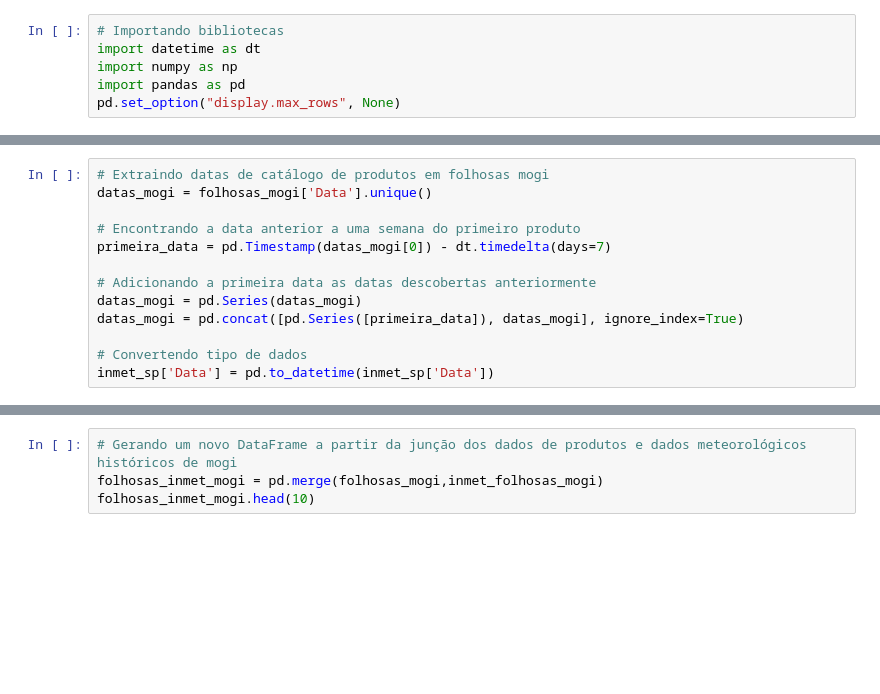
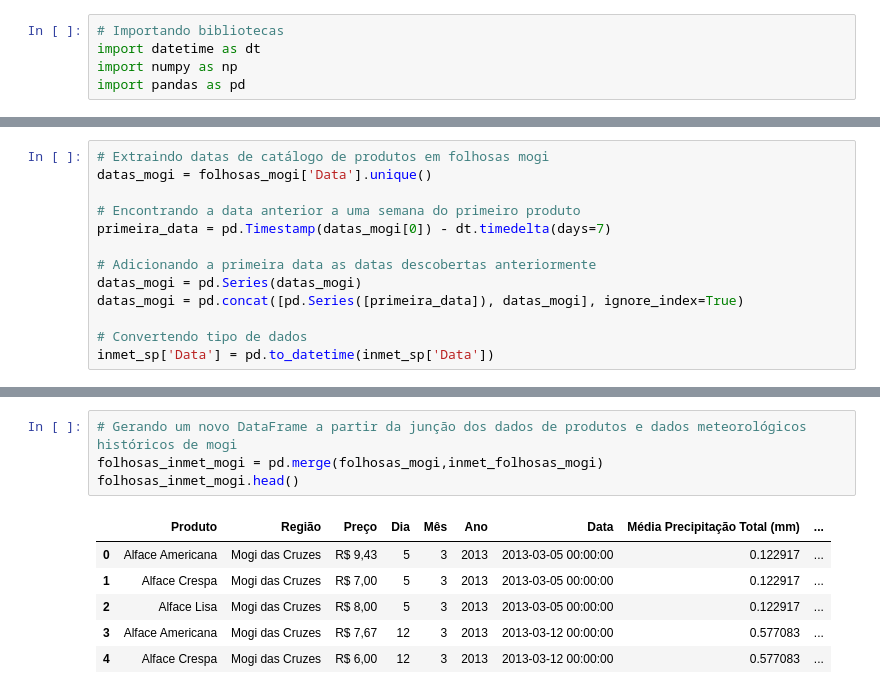
Before and after one commit to caioypaulino/TG-AnaliseDados, a Jupyter notebook: NUPPA.ipynb, the cells around one changed output, grey strips where cells are left out. Cells and saved outputs as stored; diff of their text form; blank space fills up the shorter version.

```diff
--- a/NUPPA.ipynb
+++ b/NUPPA.ipynb
@@ -3,7 +3,6 @@
 import datetime as dt
 import numpy as np
 import pandas as pd
-pd.set_option("display.max_rows", None)
 # %%
 # Armazenando os dados da tabela csv em um DataFrame pandas
 folhosas = pd.read_csv('Folhosas.csv')
@@ -69,7 +114,14 @@ inmet_folhosas_mogi.head(10)
 # %%
 # Gerando um novo DataFrame a partir da junção dos dados de produtos e dados meteorológicos históricos de mogi
 folhosas_inmet_mogi = pd.merge(folhosas_mogi,inmet_folhosas_mogi)
-folhosas_inmet_mogi.head(10)
+folhosas_inmet_mogi.head()
+# %% [output]
+|  | Produto | Região | Preço | Dia | Mês | Ano | Data | Média Precipitação Total (mm) | ... |
+| 0 | Alface Americana | Mogi das Cruzes | R$ 9,43 | 5 | 3 | 2013 | 2013-03-05 00:00:00 | 0.122917 | ... |
+| 1 | Alface Crespa | Mogi das Cruzes | R$ 7,00 | 5 | 3 | 2013 | 2013-03-05 00:00:00 | 0.122917 | ... |
+| 2 | Alface Lisa | Mogi das Cruzes | R$ 8,00 | 5 | 3 | 2013 | 2013-03-05 00:00:00 | 0.122917 | ... |
+| 3 | Alface Americana | Mogi das Cruzes | R$ 7,67 | 12 | 3 | 2013 | 2013-03-12 00:00:00 | 0.577083 | ... |
+| 4 | Alface Crespa | Mogi das Cruzes | R$ 6,00 | 12 | 3 | 2013 | 2013-03-12 00:00:00 | 0.577083 | ... |
 # %%
 # Formatação de colunas (arredondamento de casas decimais)
 folhosas_inmet_mogi['Média Precipitação Total (mm)'] = folhosas_inmet_mogi['Média Precipitação Total (mm)'].round(4)
```
Also changed, not shown: parts of 10 cells of this notebook, 1 other file.
